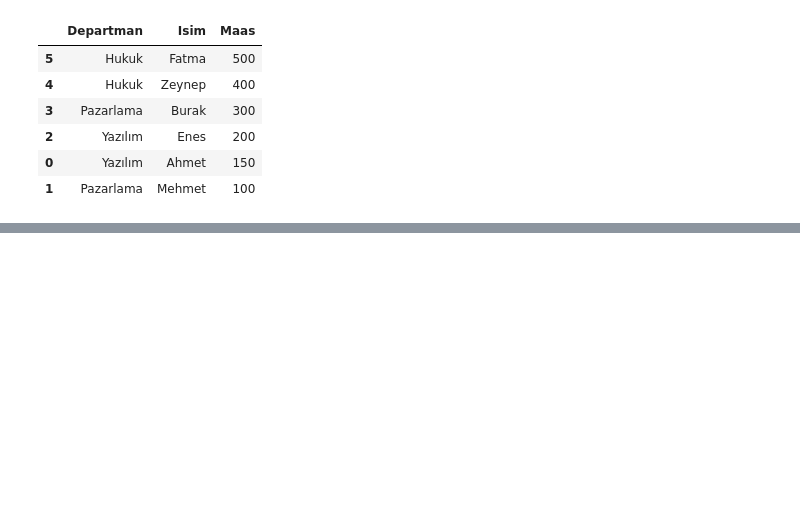
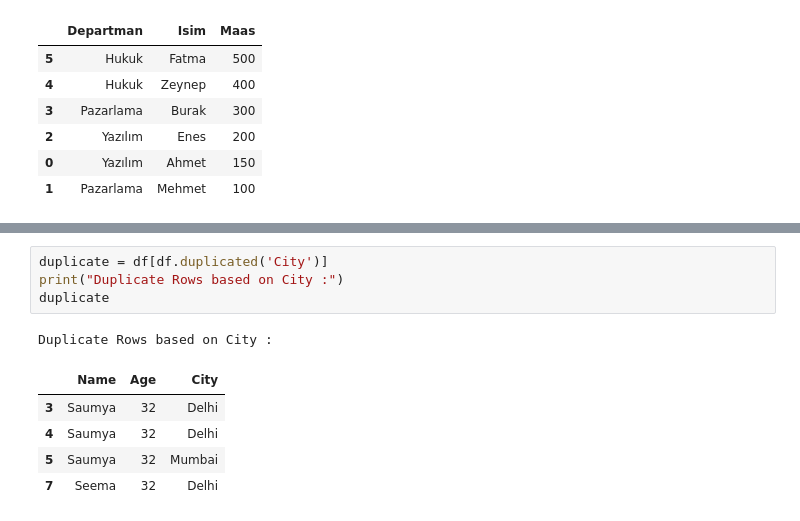
Before and after one commit to enesonmez/data-science-tutorial-turkish, a Jupyter notebook: pandas/3.0.pandas_methods_features.ipynb, the cells around one changed output, grey strips where cells are left out. Drawn from its saved outputs; the diff is of its cells as text; blank space fills up the shorter version.

```diff
--- a/pandas/3.0.pandas_methods_features.ipynb
+++ b/pandas/3.0.pandas_methods_features.ipynb
@@ -274,0 +297,11 @@ workerdf.sort_values(by='Maas', ascending=False)
+# %%
+duplicate = df[df.duplicated('City')]
+print("Duplicate Rows based on City :")
+duplicate
+# %% [output]
+Duplicate Rows based on City :
+|  | Name | Age | City |
+| 3 | Saumya | 32 | Delhi |
+| 4 | Saumya | 32 | Delhi |
+| 5 | Saumya | 32 | Mumbai |
+| 7 | Seema | 32 | Delhi |
```
Also changed, not shown: parts of 4 cells of this notebook, 8 other files.
